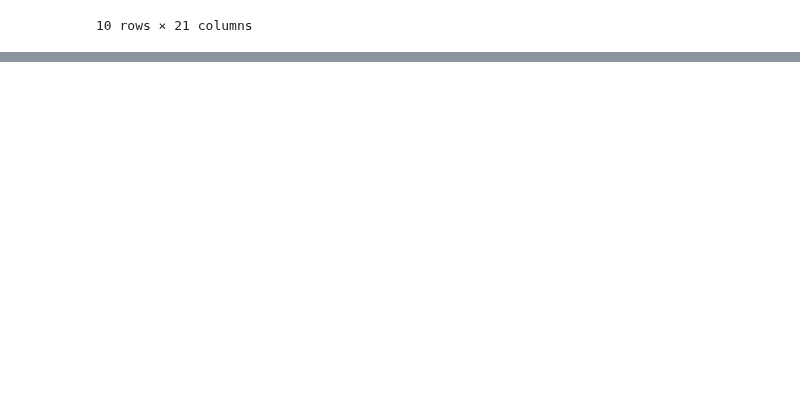
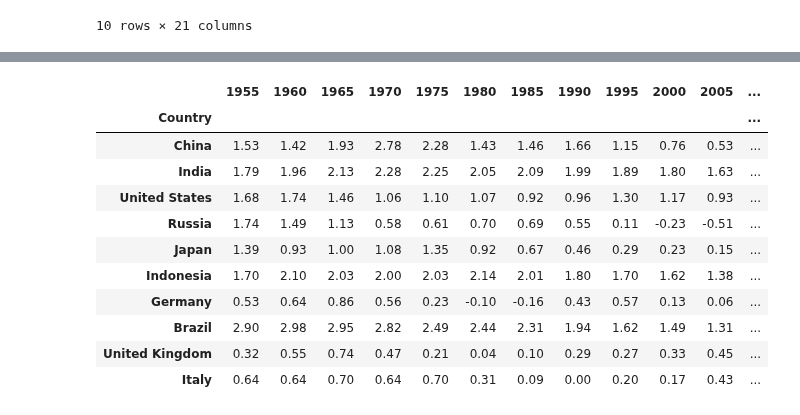
Before and after one commit to Prakhar-Saxena/CollegeAssignments, a Jupyter notebook: INFO212/assn3/INFO212-Assignment3.ipynb, the cells around one changed output, grey strips where cells are left out. Cells and saved outputs as stored; diff of their text form; code cells hidden in the pictures; blank space fills up the shorter version.

```diff
--- a/INFO212/assn3/INFO212-Assignment3.ipynb
+++ b/INFO212/assn3/INFO212-Assignment3.ipynb
@@ -222,0 +248,4 @@ years = top10PopT.index
+# %%
+top10AAG = top10[['Country', '1955AAG', '1960AAG', '1965AAG', '1970AAG', '1975AAG', '1980AAG', '1985AAG', '1990AAG', '1995AAG', '2000AAG', '2005AAG', '2010AAG', '2015AAG', '2020AAG', '2025AAG', '2030AAG', '2035AAG', '2040AAG', '2045AAG', '2050AAG']]
+top10AAG.columns = ['Country', '1955', '1960', '1965', '1970', '1975', '1980', '1985', '1990', '1995', '2000', '2005', '2010', '2015', '2020', '2025', '2030', '2035', '2040', '2045', '2050']
+top10AAG
@@ -222,0 +265,16 @@ years = top10PopT.index
+# %%
+top10AAG.set_index('Country', inplace=True)
+top10AAG
+# %% [output]
+|  | 1955 | 1960 | 1965 | 1970 | 1975 | 1980 | 1985 | 1990 | 1995 | 2000 | 2005 | ... |
+| Country |  |  |  |  |  |  |  |  |  |  |  | ... |
+| China | 1.53 | 1.42 | 1.93 | 2.78 | 2.28 | 1.43 | 1.46 | 1.66 | 1.15 | 0.76 | 0.53 | ... |
+| India | 1.79 | 1.96 | 2.13 | 2.28 | 2.25 | 2.05 | 2.09 | 1.99 | 1.89 | 1.80 | 1.63 | ... |
+| United States | 1.68 | 1.74 | 1.46 | 1.06 | 1.10 | 1.07 | 0.92 | 0.96 | 1.30 | 1.17 | 0.93 | ... |
+| Russia | 1.74 | 1.49 | 1.13 | 0.58 | 0.61 | 0.70 | 0.69 | 0.55 | 0.11 | -0.23 | -0.51 | ... |
+| Japan | 1.39 | 0.93 | 1.00 | 1.08 | 1.35 | 0.92 | 0.67 | 0.46 | 0.29 | 0.23 | 0.15 | ... |
+| Indonesia | 1.70 | 2.10 | 2.03 | 2.00 | 2.03 | 2.14 | 2.01 | 1.80 | 1.70 | 1.62 | 1.38 | ... |
+| Germany | 0.53 | 0.64 | 0.86 | 0.56 | 0.23 | -0.10 | -0.16 | 0.43 | 0.57 | 0.13 | 0.06 | ... |
+| Brazil | 2.90 | 2.98 | 2.95 | 2.82 | 2.49 | 2.44 | 2.31 | 1.94 | 1.62 | 1.49 | 1.31 | ... |
+| United Kingdom | 0.32 | 0.55 | 0.74 | 0.47 | 0.21 | 0.04 | 0.10 | 0.29 | 0.27 | 0.33 | 0.45 | ... |
+| Italy | 0.64 | 0.64 | 0.70 | 0.64 | 0.70 | 0.31 | 0.09 | 0.00 | 0.20 | 0.17 | 0.43 | ... |
```
Also changed, not shown: parts of 14 cells of this notebook.
